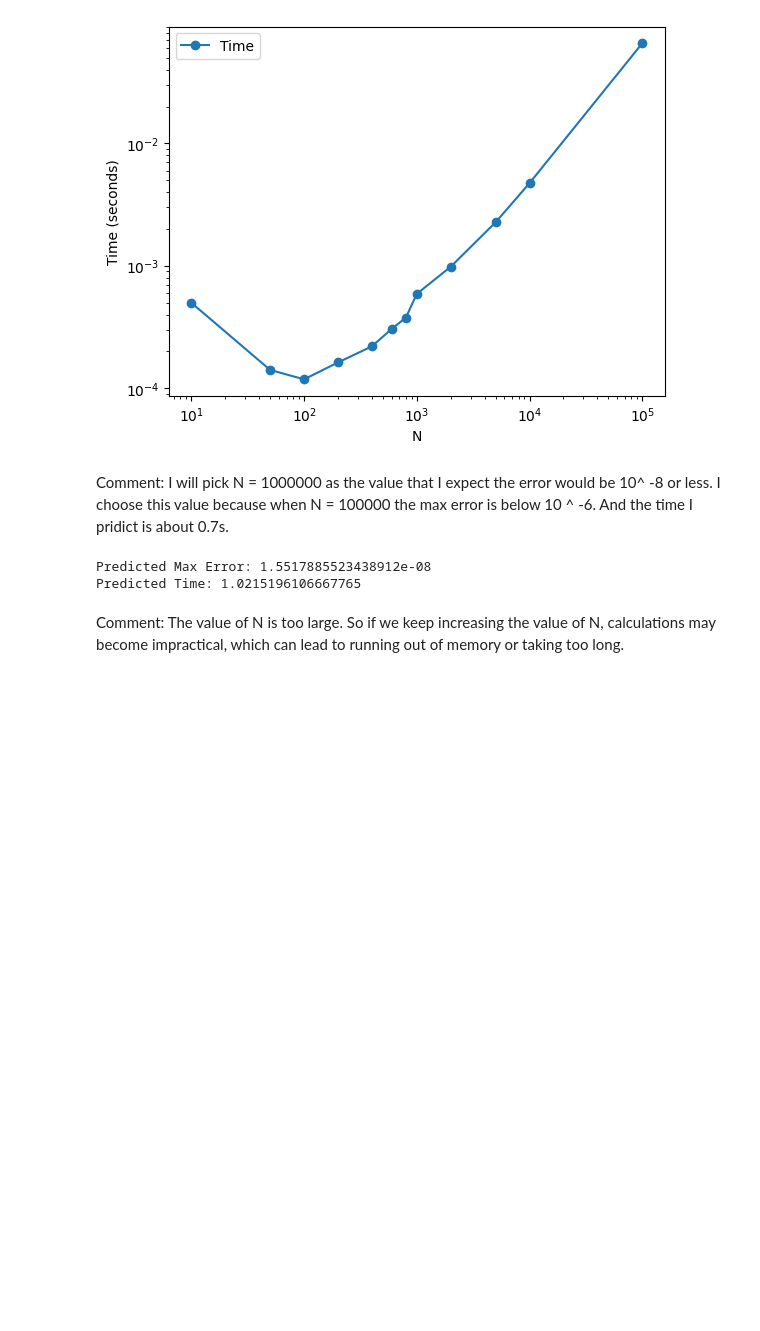
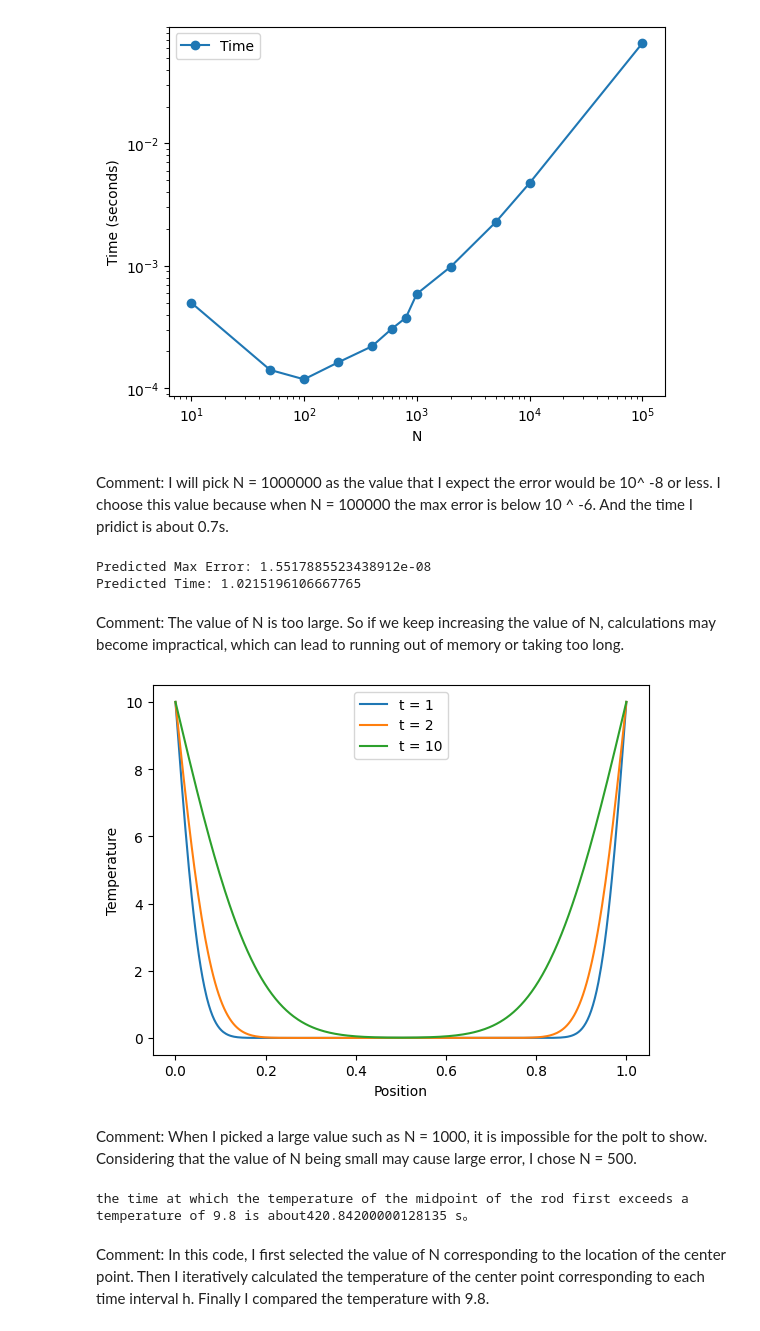
Before and after one commit to iwmysihyhe/Travel-guide, a Jupyter notebook: Cw2.ipynb, the cells around one changed output. Saved outputs shown, nothing was run; the diff lists cells and outputs as text; code cells hidden in the pictures; blank space fills up the shorter version.

```diff
--- a/Cw2.ipynb
+++ b/Cw2.ipynb
@@ -136,3 +136,35 @@ Predicted Max Error: 1.5517885523438912e-08
 Predicted Time: 1.0215196106667765
 # %% [markdown]
 Comment: The value of N is too large. So if we keep increasing the value of N,  calculations may become impractical, which can lead to running out of memory or taking too long.
+# %%
+import numpy as np
+import matplotlib.pyplot as plt
+
+def heat_equation(N, T):
+    h = 1 / N
+    coe = int(T / h)
+
+    u = np.zeros(N + 1)
+    u[0] = u[N] = 10
+
+    for j in range(coe):
+        u_new = u.copy()
+        for i in range(1, N):
+            u_new[i] = u[i] + (u[i-1] - 2 * u[i] + u[i+1]) / (1000 * h)
+        u = u_new
+
+    return u
+%matplotlib inline
+N = 500
+times = [1, 2, 10]
+for t in times:
+    u = heat_equation(N, t)
+    plt.plot(np.linspace(0, 1, N + 1), u, label=f't = {t}')
+plt.xlabel("Position")
+plt.ylabel("Temperature")
+plt.legend()
+plt.show()
+# %% [output]
+[figure, added]
+# %% [markdown]
+Comment: When I picked a large value such as N = 1000, it is impossible for the polt to show. Considering that the value of N being small may cause large error, I chose N = 500.
@@ -138,0 +200,31 @@ Comment: The value of N is too large. So if we keep increasing the value of N,
+# %%
+def midpoint_temp(N, target_temp=9.8):
+    h = 1 / N
+    T_total = 0
+    u_host = np.zeros(N + 1, dtype=np.float64)
+    u_host[0] = u_host[N] = 10
+
+    u_device = cuda.to_device(u_host)
+    u_new_device = cuda.to_device(u_host)
+    threads_per_block = 128
+    blocks = (N + threads_per_block - 1) // threads_per_block
+
+    midpoint_index = N // 2
+    while True:
+        heat_equation_kernel[blocks, threads_per_block](u_device, u_new_device, N, h)
+        u_device, u_new_device = u_new_device, u_device
+        u_device.copy_to_host(u_host)
+
+        if u_host[midpoint_index] >= target_temp:
+            break
+        T_total += h
+
+    return T_total
+
+N = 500
+time_to_9_8 = midpoint_temp(N, target_temp=9.8)
+print(f"the time at which the temperature of the midpoint of the rod first exceeds a temperature of 9.8 is about{time_to_9_8} s。")
+# %% [output]
+the time at which the temperature of the midpoint of the rod first exceeds a temperature of 9.8 is about420.84200000128135 s。
+# %% [markdown]
+Comment: In this code, I first selected the value of N corresponding to the location of the center point. Then I iteratively calculated the temperature of the center point corresponding to each time interval h. Finally I compared the temperature with 9.8.
```
Also changed, not shown: parts of 1 cell of this notebook.
